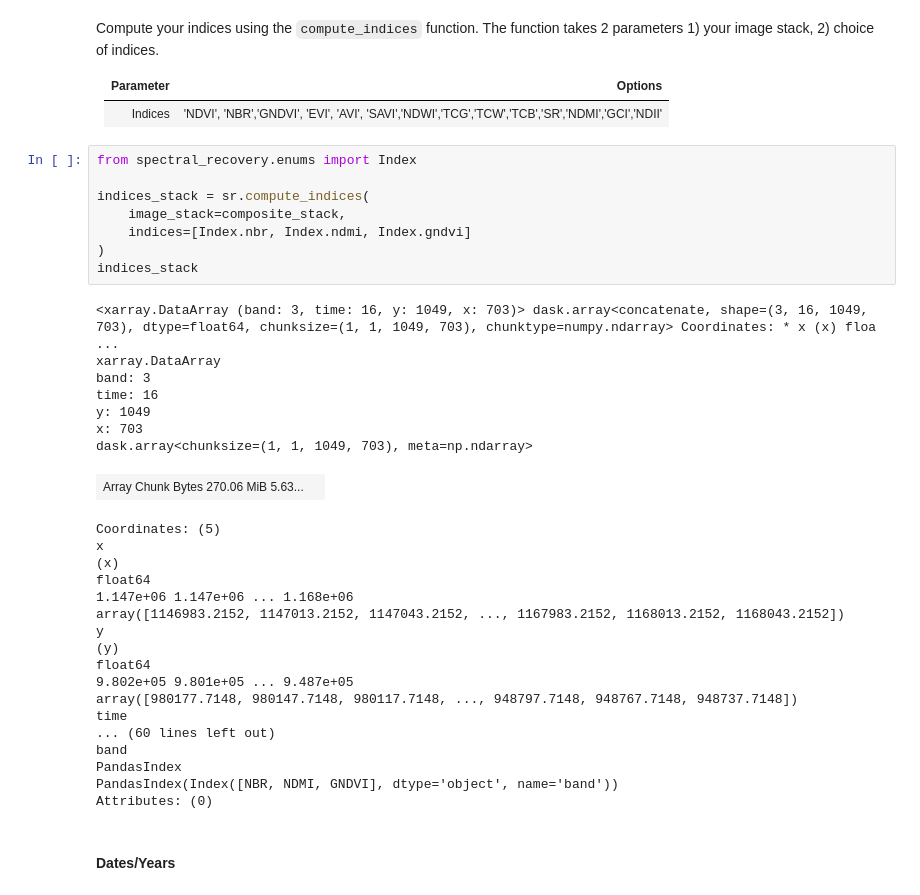
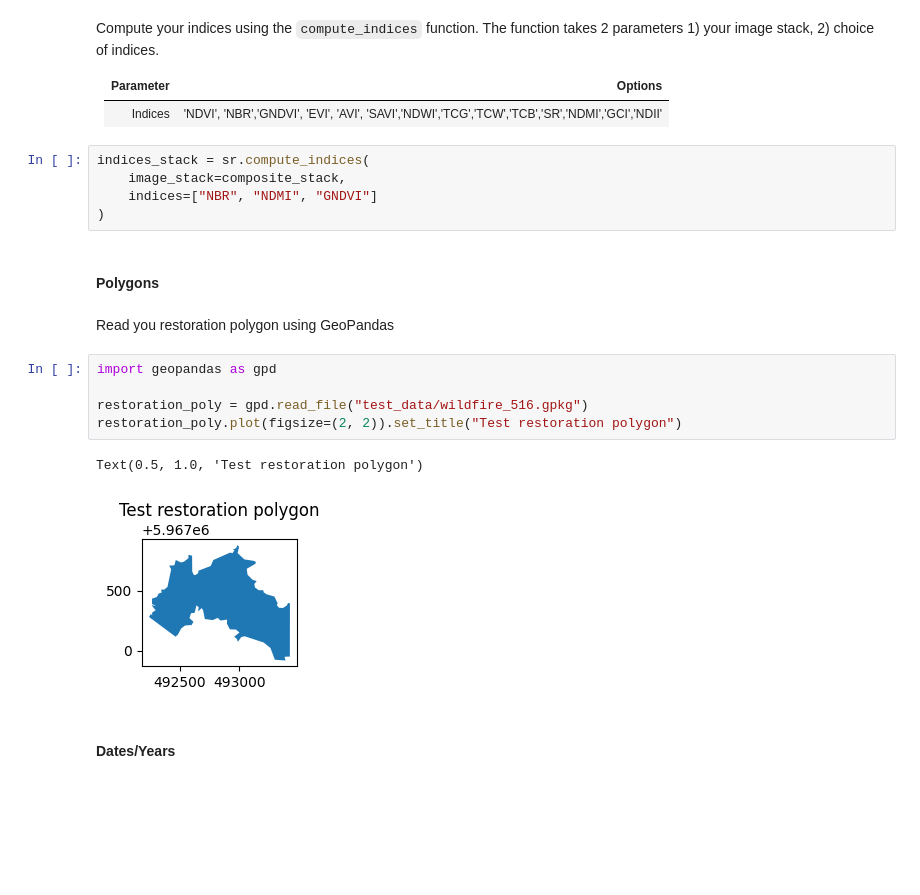
Before and after one commit to PEOPLE-ER/spectral-recovery, a Jupyter notebook: docs/overview_API.ipynb, the cells around one changed output. Cells and saved outputs as stored; diff of their text form; blank space fills up the shorter version.

```diff
--- a/docs/overview_API.ipynb
+++ b/docs/overview_API.ipynb
@@ -94,40 +53,23 @@ Compute your indices using the `compute_indices` function. The function takes 2
 | Parameter   | Options   |
 |:---:|---|
 |  Indices   | 'NDVI', 'NBR','GNDVI', 'EVI', 'AVI', 'SAVI','NDWI','TCG','TCW','TCB','SR','NDMI','GCI','NDII'  |
-# %%
-from spectral_recovery.enums import Index
-
-indices_stack = sr.compute_indices(
-    image_stack=composite_stack,
-    indices=[Index.nbr, Index.ndmi, Index.gndvi]
-)
-indices_stack
-# %% [output]
-<xarray.DataArray (band: 3, time: 16, y: 1049, x: 703)> dask.array<concatenate, shape=(3, 16, 1049, 703), dtype=float64, chunksize=(1, 1, 1049, 703), chunktype=numpy.ndarray> Coordinates: * x (x) floa ...
-xarray.DataArray
-band: 3
-time: 16
-y: 1049
-x: 703
-dask.array<chunksize=(1, 1, 1049, 703), meta=np.ndarray>
-| Array Chunk Bytes 270.06 MiB 5.63... |  |
-Coordinates: (5)
-x
-(x)
-float64
-1.147e+06 1.147e+06 ... 1.168e+06
-array([1146983.2152, 1147013.2152, 1147043.2152, ..., 1167983.2152, 1168013.2152, 1168043.2152])
-y
-(y)
-float64
-9.802e+05 9.801e+05 ... 9.487e+05
-array([980177.7148, 980147.7148, 980117.7148, ..., 948797.7148, 948767.7148, 948737.7148])
-time
-... (60 lines left out)
-band
-PandasIndex
-PandasIndex(Index([NBR, NDMI, GNDVI], dtype='object', name='band'))
-Attributes: (0)
+# %%
+indices_stack = sr.compute_indices(
+    image_stack=composite_stack,
+    indices=["NBR", "NDMI", "GNDVI"]
+)
+# %% [markdown]
+#### Polygons
+# %% [markdown]
+Read you restoration polygon using GeoPandas
+# %%
+import geopandas as gpd
+
+restoration_poly = gpd.read_file("test_data/wildfire_516.gpkg")
+restoration_poly.plot(figsize=(2, 2)).set_title("Test restoration polygon")
+# %% [output]
+Text(0.5, 1.0, 'Test restoration polygon')
+[figure, added]
 # %% [markdown]
 #### Dates/Years
 # %% [markdown]
```
Also changed, not shown: parts of 28 cells of this notebook, 59 other files.
